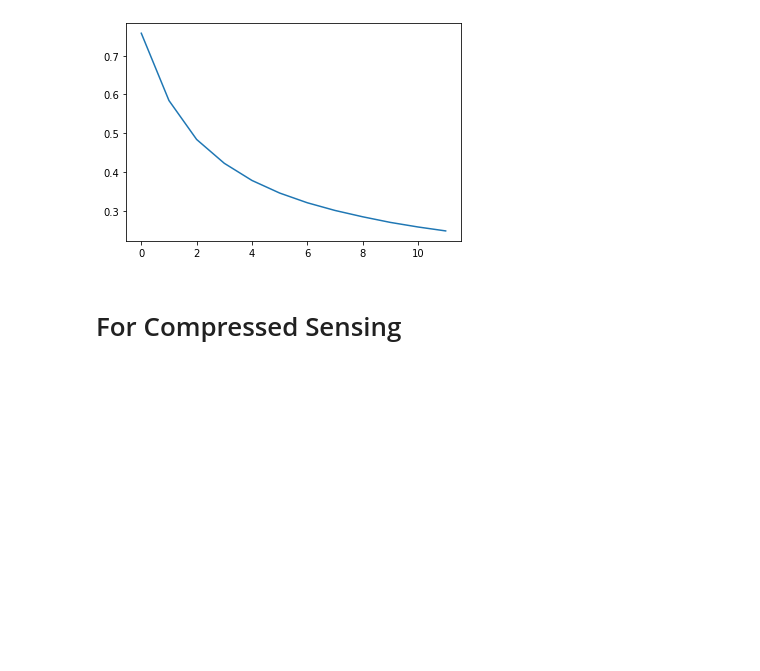
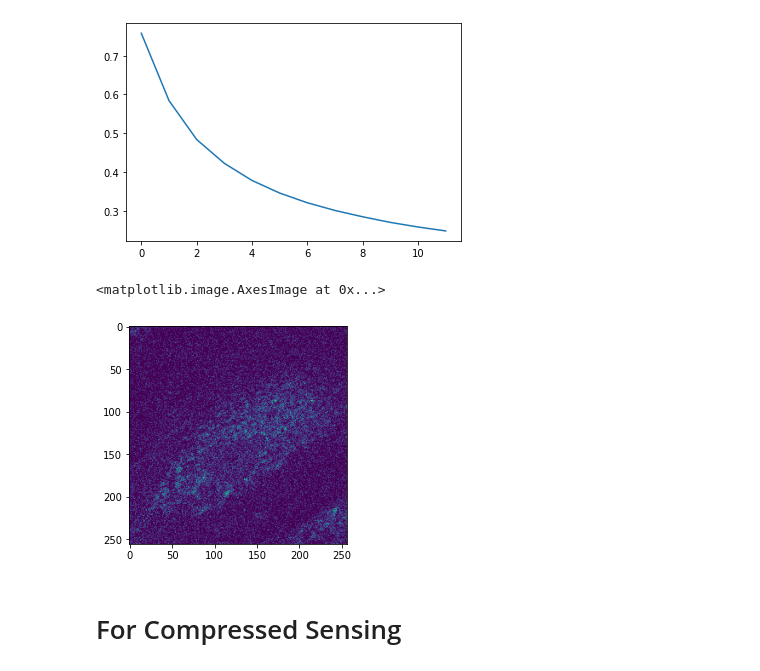
Before and after one commit to JenuC/HASS, a Jupyter notebook: Sparsity_Graphs.ipynb, the cells around one changed output. Saved outputs shown, nothing was run; the diff lists cells and outputs as text; code cells hidden in the pictures; blank space fills up the shorter version.

```diff
--- a/Sparsity_Graphs.ipynb
+++ b/Sparsity_Graphs.ipynb
@@ -62,6 +102,11 @@ plt.plot(ordered_sparsity_spectral)
 # %% [output]
 [<matplotlib.lines.Line2D at 0x...>]
 [figure]
+# %%
+plt.imshow(arr[:,:,48])
+# %% [output]
+<matplotlib.image.AxesImage at 0x...>
+[figure, added]
 # %% [markdown]
 # For Compressed Sensing
 # %% [markdown]
```
Also changed, not shown: parts of 13 cells of this notebook.
